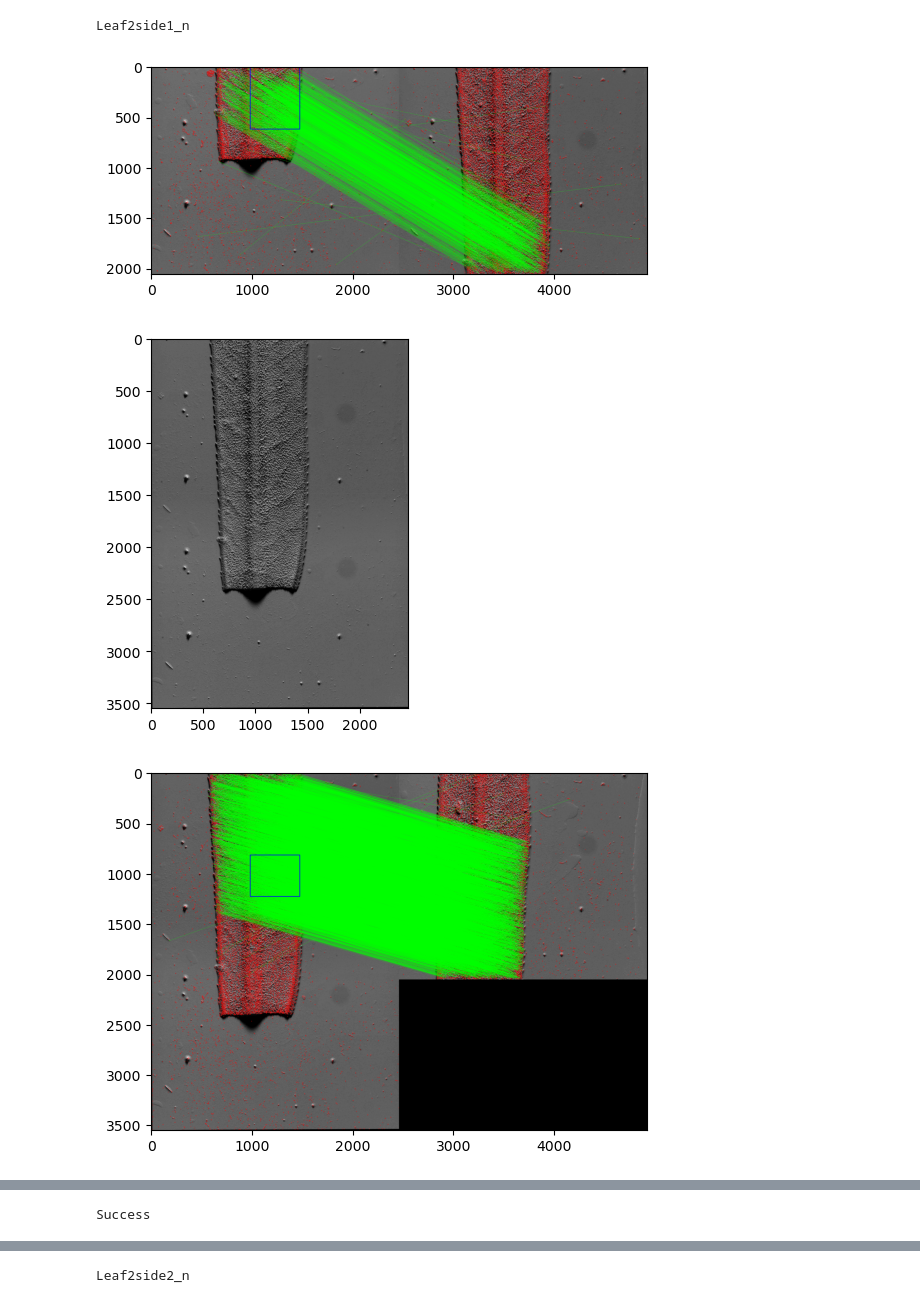
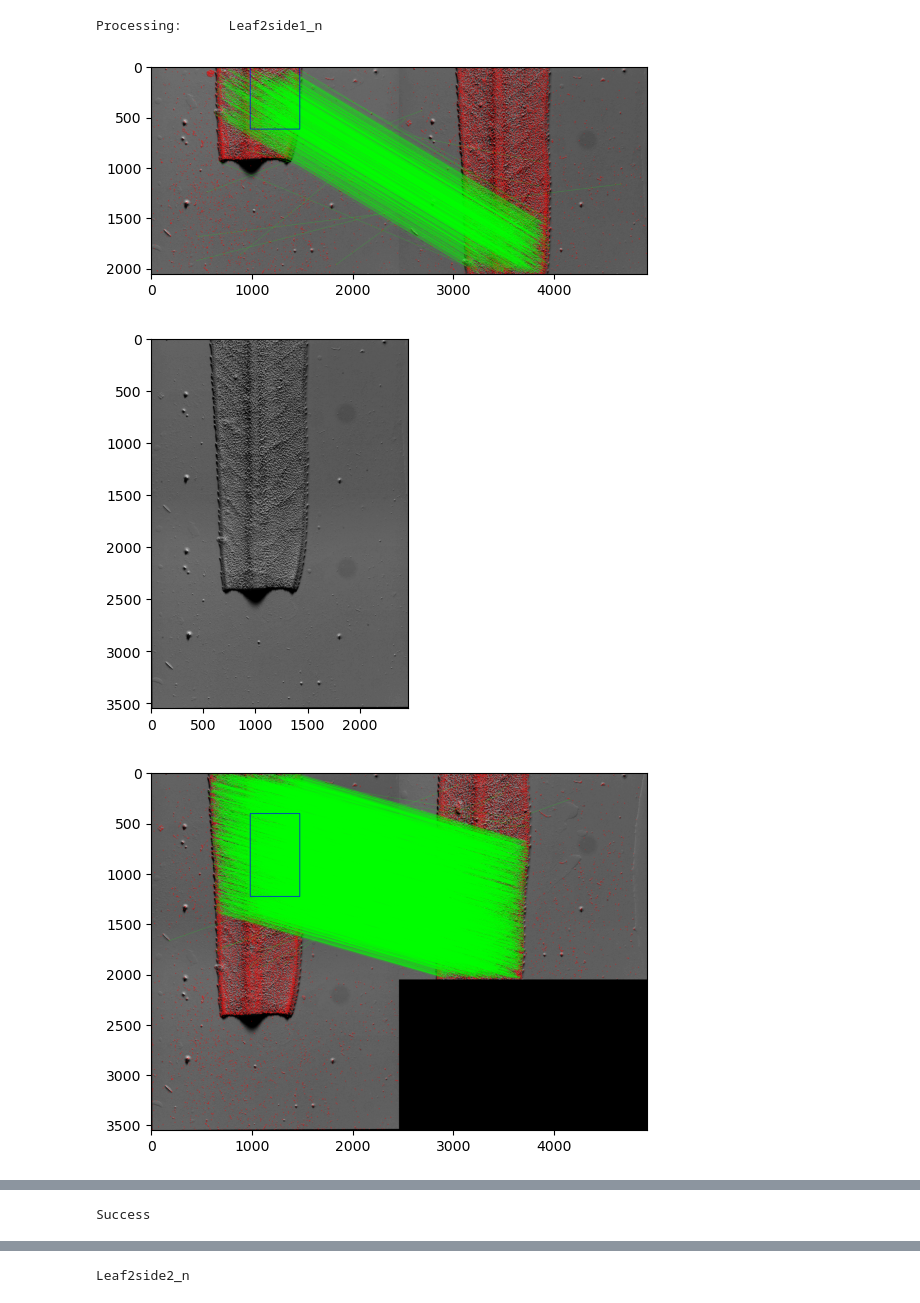
Before and after one commit to reionize/gspython, a Jupyter notebook: stitch/test-stitch.ipynb, the cells around one changed output, grey strips where cells are left out. Drawn from its saved outputs; the diff is of its cells as text; code cells hidden in the pictures.

```diff
--- a/stitch/test-stitch.ipynb
+++ b/stitch/test-stitch.ipynb
@@ -332,15 +410,9 @@ We can stitch several objects whose folders are located in the same parent direc
 # %%
-# TODO: warning for bad matches
-
-# input parent directory containing all data and data folder names
-parent = './testdata/seagrass120223_processed'
-data = ['Leaf2side1_n', 'Leaf2side2_n', 'Leaf3side1_y', 'Leaf3side2_y', 'Leaf4side1_y', 'Leaf4side2_y', 'Leaf5side1_n', 'Leaf5side2_n']
-# data = ['groundtruth1_y']
-data = ['Leaf2side1_n']
-stitchscans(parent,data,diagnose=True,normalize_height=True)
+# input parent directories containing scans of each object to stitch together
+stitchscans(['./testdata/seagrass120223_processed/Leaf2side1_n/'],diagnose=True,normalize_height=True)
 # %% [output]
-Leaf2side1_n
+Processing:      Leaf2side1_n
 [figure]
 [figure]
-[figure, old version]
+[figure, new version]
 [figure]
```
Also changed, not shown: parts of 24 cells of this notebook, 3 other files.
